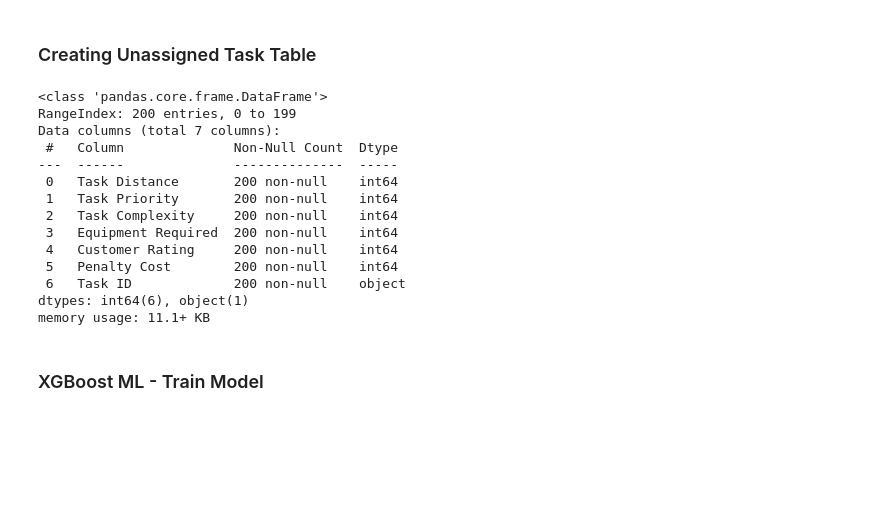
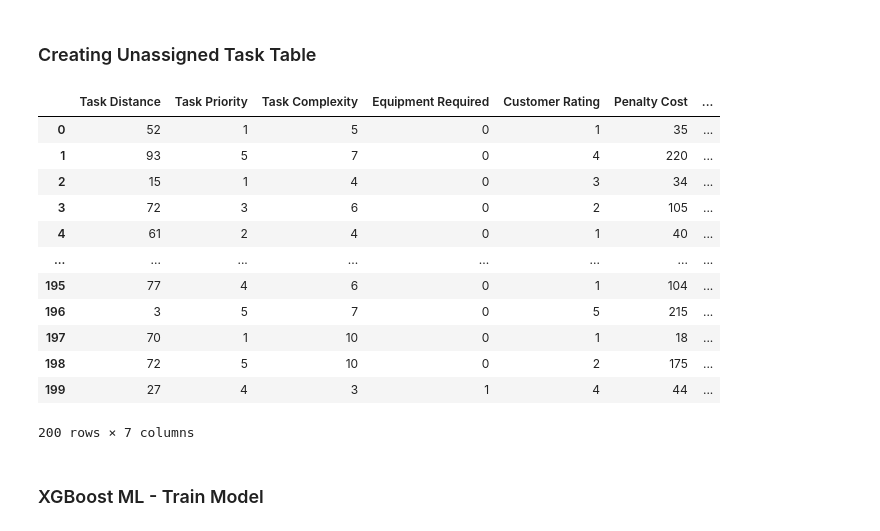
Before and after one commit to suebyeon/Capstone, a Jupyter notebook: ETL.ipynb, the cells around one changed output. Saved outputs shown, nothing was run; the diff lists cells and outputs as text; code cells hidden in the pictures; blank space fills up the shorter version.

```diff
--- a/ETL.ipynb
+++ b/ETL.ipynb
@@ -280,0 +258,24 @@ memory usage: 2.3+ KB
+# %%
+# make Task ID Unique
+def make_unique_t_ids(df, column='Task ID'):
+    counts = {}
+    new_ids = []
+
+    for task_id in df[column]:
+        if task_id not in counts:
+            counts[task_id] = 0
+            new_ids.append(task_id)
+        else:
+            counts[task_id] += 1
+            base_num = int(task_id[1:])  # Extract numeric part
+            new_num = base_num + counts[task_id]
+            new_id = f"J{new_num:03d}"
+            # Ensure new_id is also unique
+            while new_id in counts:
+                counts[task_id] += 1
+                new_num = base_num + counts[task_id]
+                new_id = f"J{new_num:03d}"
+            counts[new_id] = 0
+            new_ids.append(new_id)
+    df[column] = new_ids
+    return df
@@ -283,27 +287,28 @@ memory usage: 2.3+ KB
 # %%
 unassigned_tasks = test_drop.rename(columns={'Distance to Task (km)':'Task Distance'})
 
 start_num = 51
 unassigned_tasks['Task ID'] = ['J' + str(i).zfill(3) for i in range(start_num, start_num + len(unassigned_tasks))]
+# unassigned_tasks.info()
 
-unassigned_tasks.info()
+unique_unassigned_tasks = make_unique_t_ids(unassigned_tasks)
+unique_unassigned_tasks
 
 unassigned_tasks.to_csv('unassigned_tasks.csv', index=False)
 # %% [output]
+|  | Task Distance | Task Priority | Task Complexity | Equipment Required | Customer Rating | Penalty Cost | ... |
+| 0 | 52 | 1 | 5 | 0 | 1 | 35 | ... |
+| 1 | 93 | 5 | 7 | 0 | 4 | 220 | ... |
+| 2 | 15 | 1 | 4 | 0 | 3 | 34 | ... |
+| 3 | 72 | 3 | 6 | 0 | 2 | 105 | ... |
+| 4 | 61 | 2 | 4 | 0 | 1 | 40 | ... |
+| ... | ... | ... | ... | ... | ... | ... | ... |
+| 195 | 77 | 4 | 6 | 0 | 1 | 104 | ... |
+| 196 | 3 | 5 | 7 | 0 | 5 | 215 | ... |
+| 197 | 70 | 1 | 10 | 0 | 1 | 18 | ... |
+| 198 | 72 | 5 | 10 | 0 | 2 | 175 | ... |
+| 199 | 27 | 4 | 3 | 1 | 4 | 44 | ... |
-<class 'pandas.core.frame.DataFrame'>
-RangeIndex: 200 entries, 0 to 199
-Data columns (total 7 columns):
- #   Column              Non-Null Count  Dtype
----  ------              --------------  -----
- 0   Task Distance       200 non-null    int64
- 1   Task Priority       200 non-null    int64
- 2   Task Complexity     200 non-null    int64
- 3   Equipment Required  200 non-null    int64
- 4   Customer Rating     200 non-null    int64
- 5   Penalty Cost        200 non-null    int64
- 6   Task ID             200 non-null    object
-dtypes: int64(6), object(1)
-memory usage: 11.1+ KB
+200 rows × 7 columns
 # %% [markdown]
 ### XGBoost ML -  Train Model
 # %%
```
Also changed, not shown: parts of 4 cells of this notebook, 4 other files.
